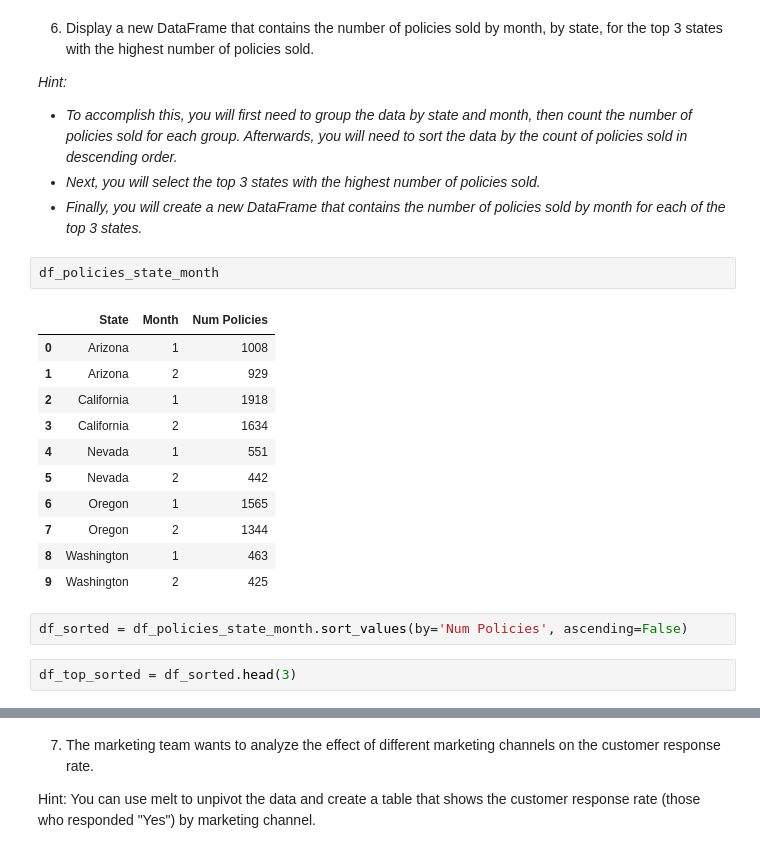
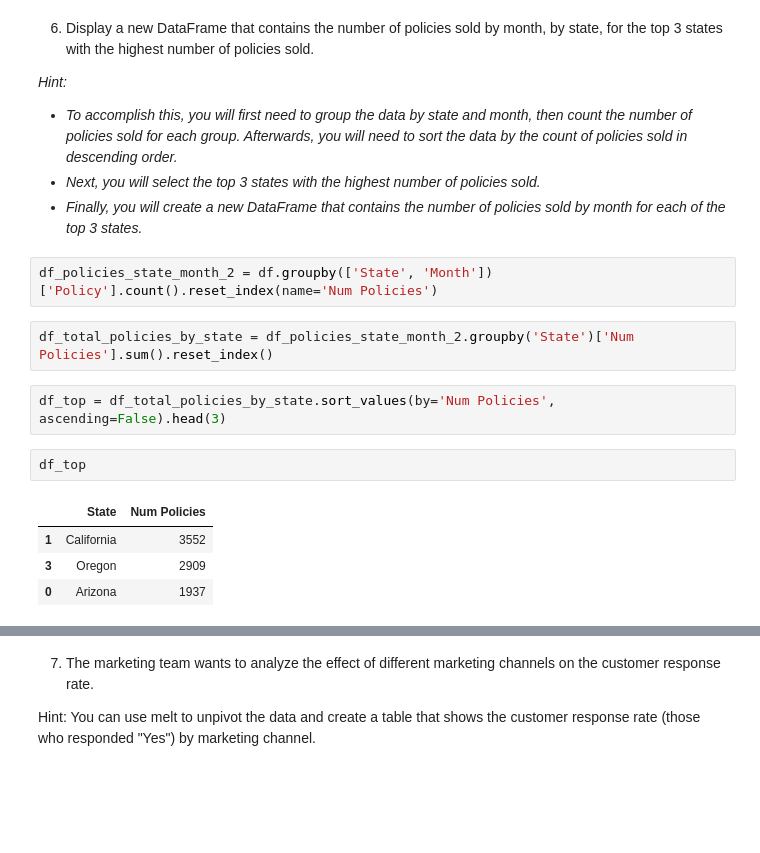
Before and after one commit to data-bootcamp-v4/lab-dw-data-aggregation-and-filtering, a Jupyter notebook: lab-dw-aggregating.ipynb, the cells around one changed output, grey strips where cells are left out. Drawn from its saved outputs; the diff is of its cells as text; blank space fills up the shorter version.

```diff
--- a/lab-dw-aggregating.ipynb
+++ b/lab-dw-aggregating.ipynb
@@ -194,21 +196,16 @@ df_pivot_table
 - *To accomplish this, you will first need to group the data by state and month, then count the number of policies sold for each group. Afterwards, you will need to sort the data by the count of policies sold in descending order.*
 - *Next, you will select the top 3 states with the highest number of policies sold.*
 - *Finally, you will create a new DataFrame that contains the number of policies sold by month for each of the top 3 states.*
+# %%
+df_policies_state_month_2 = df.groupby(['State', 'Month'])['Policy'].count().reset_index(name='Num Policies')
+# %%
+df_total_policies_by_state = df_policies_state_month_2.groupby('State')['Num Policies'].sum().reset_index()
+# %%
+df_top = df_total_policies_by_state.sort_values(by='Num Policies', ascending=False).head(3)
 # %%
-df_policies_state_month
+df_top
 # %% [output]
-|  | State | Month | Num Policies |
-| 0 | Arizona | 1 | 1008 |
-| 1 | Arizona | 2 | 929 |
-| 2 | California | 1 | 1918 |
-| 3 | California | 2 | 1634 |
-| 4 | Nevada | 1 | 551 |
-| 5 | Nevada | 2 | 442 |
-| 6 | Oregon | 1 | 1565 |
-| 7 | Oregon | 2 | 1344 |
-| 8 | Washington | 1 | 463 |
-| 9 | Washington | 2 | 425 |
+|  | State | Num Policies |
+| 1 | California | 3552 |
+| 3 | Oregon | 2909 |
+| 0 | Arizona | 1937 |
-# %%
-df_sorted = df_policies_state_month.sort_values(by='Num Policies', ascending=False)
-# %%
-df_top_sorted = df_sorted.head(3)
```
Also changed, not shown: parts of 18 cells of this notebook.
